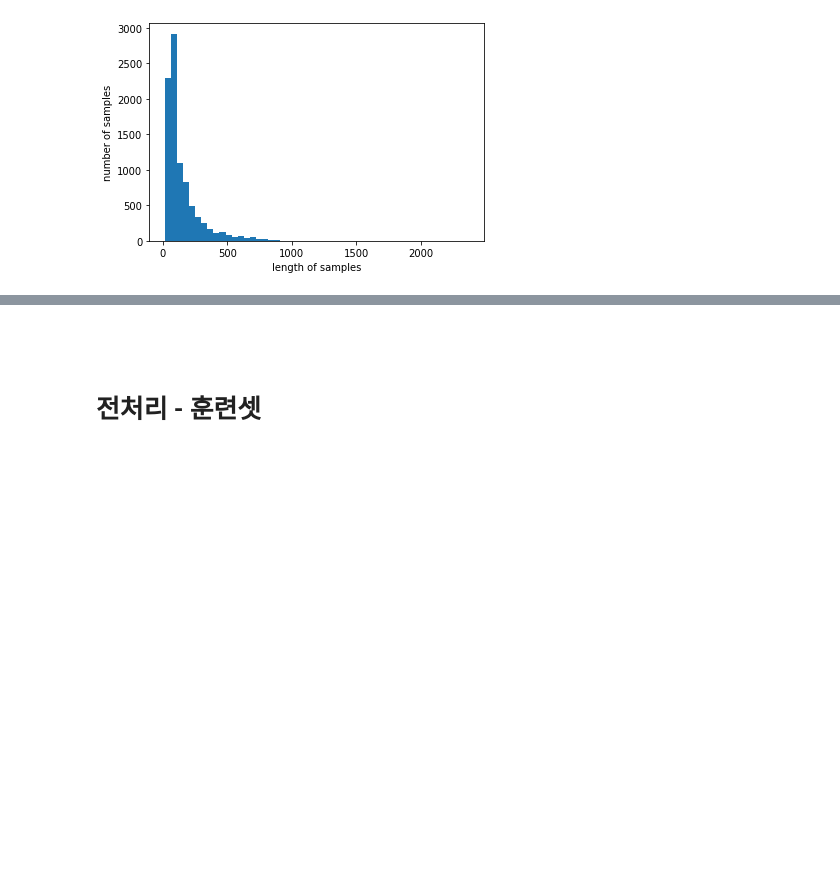
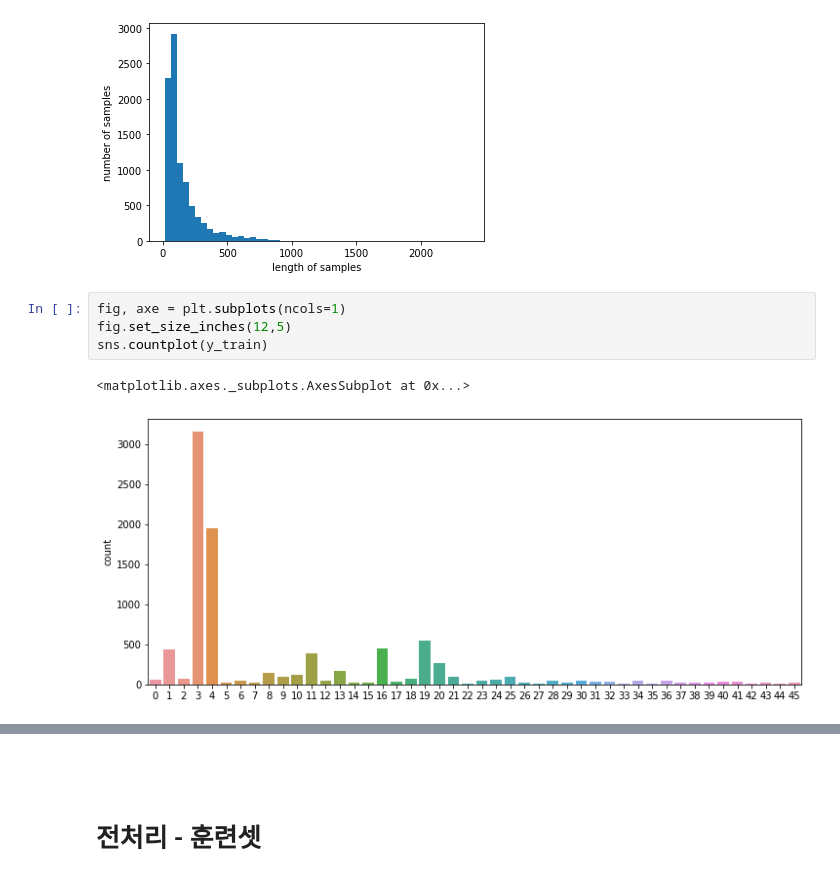
Before and after one commit to gatherheart/Classification_With_BERT, a Jupyter notebook: bert_reuters_news.ipynb, the cells around one changed output, grey strips where cells are left out. Saved outputs shown, nothing was run; the diff lists cells and outputs as text; blank space fills up the shorter version.

```diff
--- a/bert_reuters_news.ipynb
+++ b/bert_reuters_news.ipynb
@@ -109,3 +109,10 @@ plt.show()
 뉴스 기사의 최대 길이 :2376
 뉴스 기사의 평균 길이 :145.5398574927633
 [figure]
+# %%
+fig, axe = plt.subplots(ncols=1)
+fig.set_size_inches(12,5)
+sns.countplot(y_train)
+# %% [output]
+<matplotlib.axes._subplots.AxesSubplot at 0x...>
+[figure, added]
```
Also changed, not shown: parts of 3 cells of this notebook.
